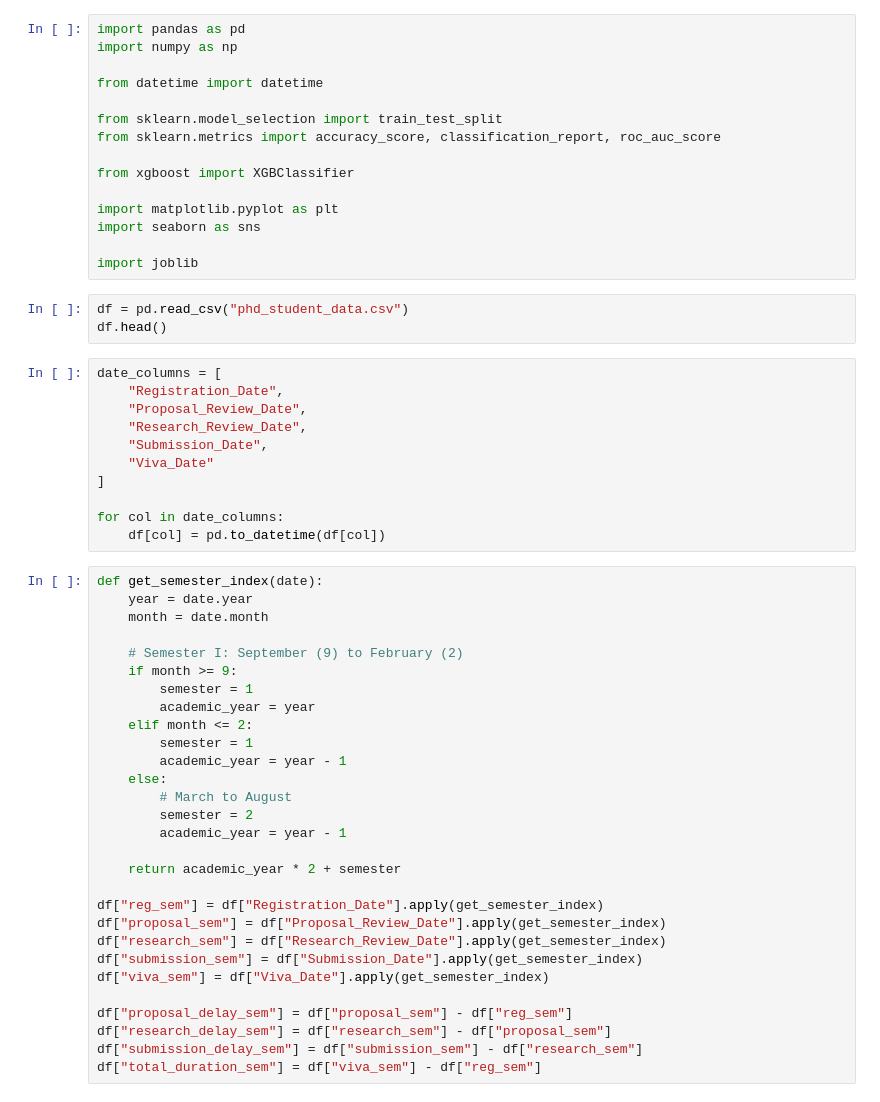
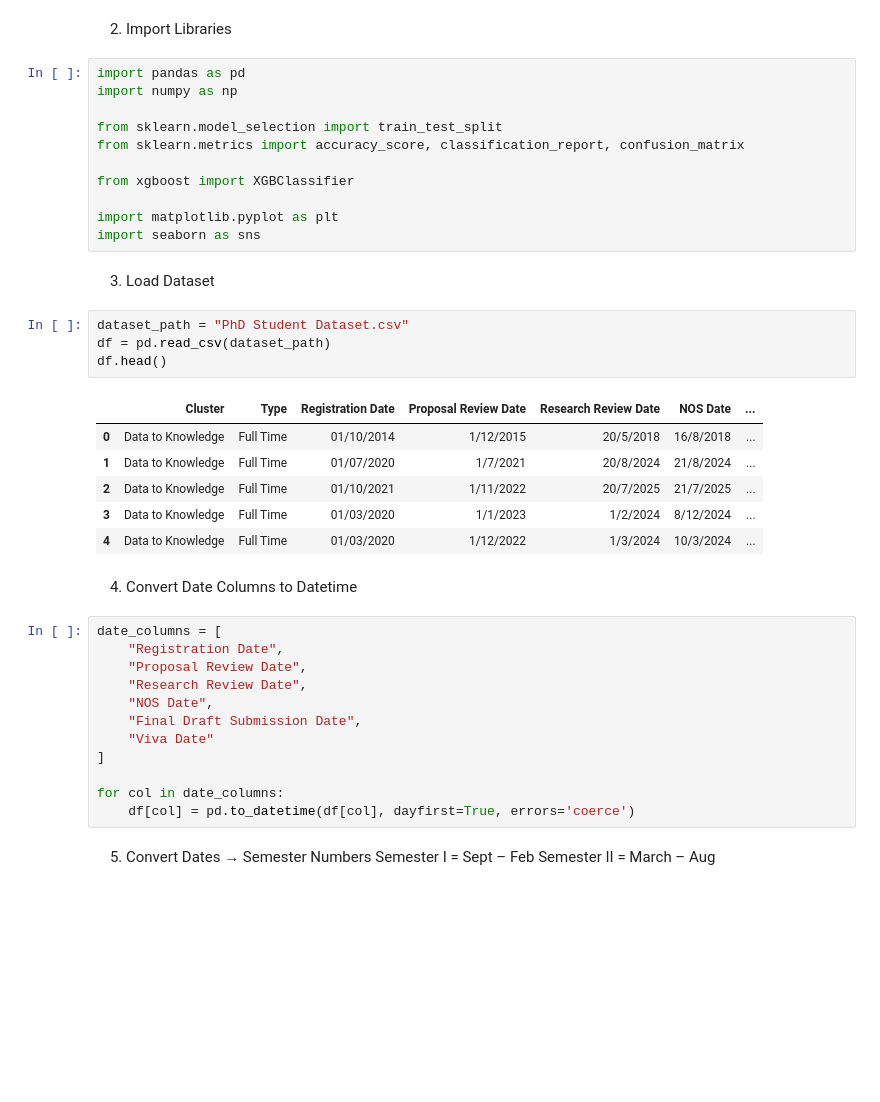
Before and after one commit to aqilahshawel/USMGoGrad-ML-Based-Predictive-Analytics-System-for-Postgraduate-Students, a Jupyter notebook: ml/dev.ipynb, the cells around one changed output. Drawn from its saved outputs; the diff is of its cells as text; blank space fills up the shorter version.

```diff
--- a/ml/dev.ipynb
+++ b/ml/dev.ipynb
@@ -1,58 +25,44 @@
+# %% [markdown]
+2. Import Libraries
 # %%
 import pandas as pd
 import numpy as np
 
-from datetime import datetime
-
 from sklearn.model_selection import train_test_split
-from sklearn.metrics import accuracy_score, classification_report, roc_auc_score
+from sklearn.metrics import accuracy_score, classification_report, confusion_matrix
 
 from xgboost import XGBClassifier
 
 import matplotlib.pyplot as plt
 import seaborn as sns
-
-import joblib
-# %%
-df = pd.read_csv("phd_student_data.csv")
-df.head()
+# %% [markdown]
+3. Load Dataset
+# %%
+dataset_path = "PhD Student Dataset.csv"
+df = pd.read_csv(dataset_path)
+df.head()
+# %% [output]
+|  | Cluster | Type | Registration Date | Proposal Review Date | Research Review Date | NOS Date | ... |
+| 0 | Data to Knowledge | Full Time | 01/10/2014 | 1/12/2015 | 20/5/2018 | 16/8/2018 | ... |
+| 1 | Data to Knowledge | Full Time | 01/07/2020 | 1/7/2021 | 20/8/2024 | 21/8/2024 | ... |
+| 2 | Data to Knowledge | Full Time | 01/10/2021 | 1/11/2022 | 20/7/2025 | 21/7/2025 | ... |
+| 3 | Data to Knowledge | Full Time | 01/03/2020 | 1/1/2023 | 1/2/2024 | 8/12/2024 | ... |
+| 4 | Data to Knowledge | Full Time | 01/03/2020 | 1/12/2022 | 1/3/2024 | 10/3/2024 | ... |
+# %% [markdown]
+4. Convert Date Columns to Datetime
 # %%
 date_columns = [
-    "Registration_Date",
-    "Proposal_Review_Date",
-    "Research_Review_Date",
-    "Submission_Date",
-    "Viva_Date"
+    "Registration Date",
+    "Proposal Review Date",
+    "Research Review Date",
+    "NOS Date",
+    "Final Draft Submission Date",
+    "Viva Date"
 ]
 
 for col in date_columns:
-    df[col] = pd.to_datetime(df[col])
+    df[col] = pd.to_datetime(df[col], dayfirst=True, errors='coerce')
-# %%
-def get_semester_index(date):
-    year = date.year
-    month = date.month
-
-    # Semester I: September (9) to February (2)
-    if month >= 9:
-        semester = 1
-        academic_year = year
-    elif month <= 2:
-        semester = 1
-        academic_year = year - 1
-    else:
-        # March to August
-        semester = 2
-        academic_year = year - 1
-
-    return academic_year * 2 + semester
-
-df["reg_sem"] = df["Registration_Date"].apply(get_semester_index)
-df["proposal_sem"] = df["Proposal_Review_Date"].apply(get_semester_index)
-df["research_sem"] = df["Research_Review_Date"].apply(get_semester_index)
-df["submission_sem"] = df["Submission_Date"].apply(get_semester_index)
-df["viva_sem"] = df["Viva_Date"].apply(get_semester_index)
-
-df["proposal_delay_sem"] = df["proposal_sem"] - df["reg_sem"]
-df["research_delay_sem"] = df["research_sem"] - df["proposal_sem"]
-df["submission_delay_sem"] = df["submission_sem"] - df["research_sem"]
-df["total_duration_sem"] = df["viva_sem"] - df["reg_sem"]
+# %% [markdown]
+5. Convert Dates → Semester Numbers
+Semester I = Sept – Feb
+Semester II = March – Aug
```
Also changed, not shown: parts of 20 cells of this notebook, 26 other files.
